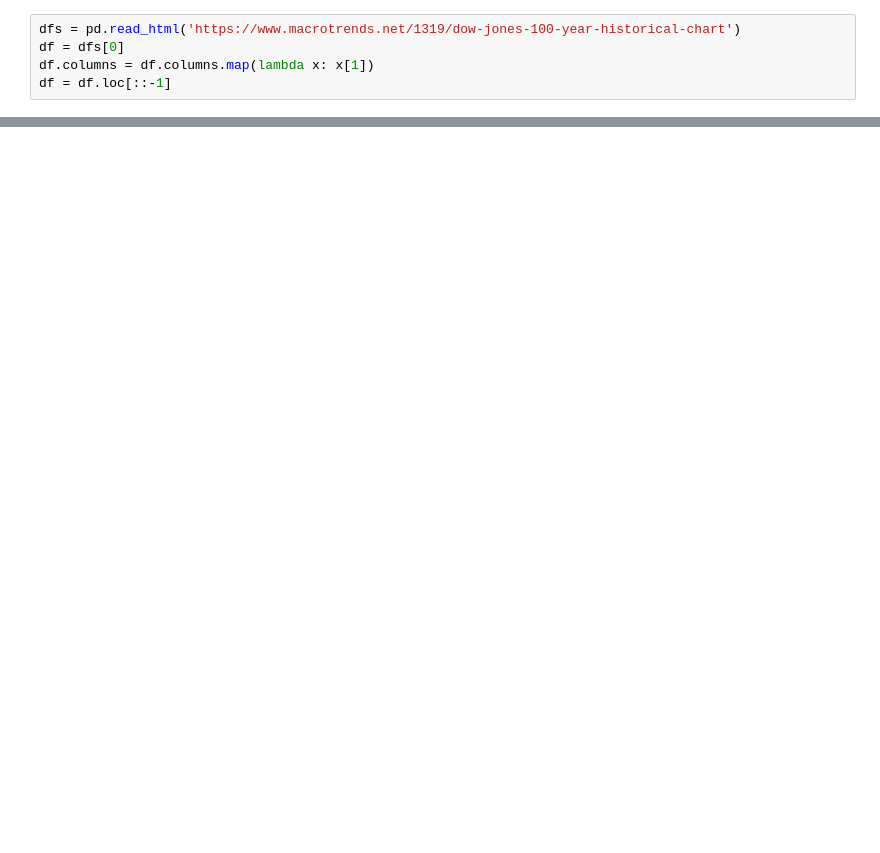
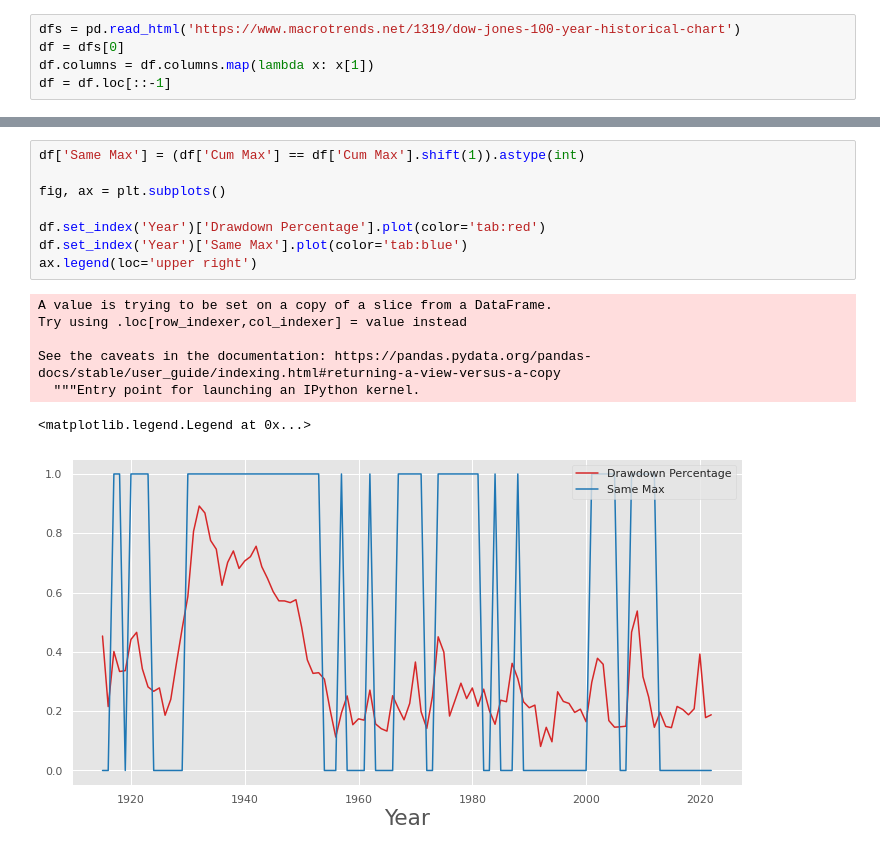
Before and after one commit to tianhuil/Google-Colab, a Jupyter notebook: Drawdown.ipynb, the cells around one changed output, grey strips where cells are left out. Saved outputs shown, nothing was run; the diff lists cells and outputs as text; blank space fills up the shorter version.

```diff
--- a/Drawdown.ipynb
+++ b/Drawdown.ipynb
@@ -34,0 +52,16 @@ See the caveats in the documentation: https://pandas.pydata.org/pandas-docs/stab
+# %%
+df['Same Max'] = (df['Cum Max'] == df['Cum Max'].shift(1)).astype(int)
+
+fig, ax = plt.subplots()
+
+df.set_index('Year')['Drawdown Percentage'].plot(color='tab:red')
+df.set_index('Year')['Same Max'].plot(color='tab:blue')
+ax.legend(loc='upper right')
+# %% [output]
+A value is trying to be set on a copy of a slice from a DataFrame.
+Try using .loc[row_indexer,col_indexer] = value instead
+
+See the caveats in the documentation: https://pandas.pydata.org/pandas-docs/stable/user_guide/indexing.html#returning-a-view-versus-a-copy
+  """Entry point for launching an IPython kernel.
+<matplotlib.legend.Legend at 0x...>
+[figure, added]
```
Also changed, not shown: parts of 3 cells of this notebook.
